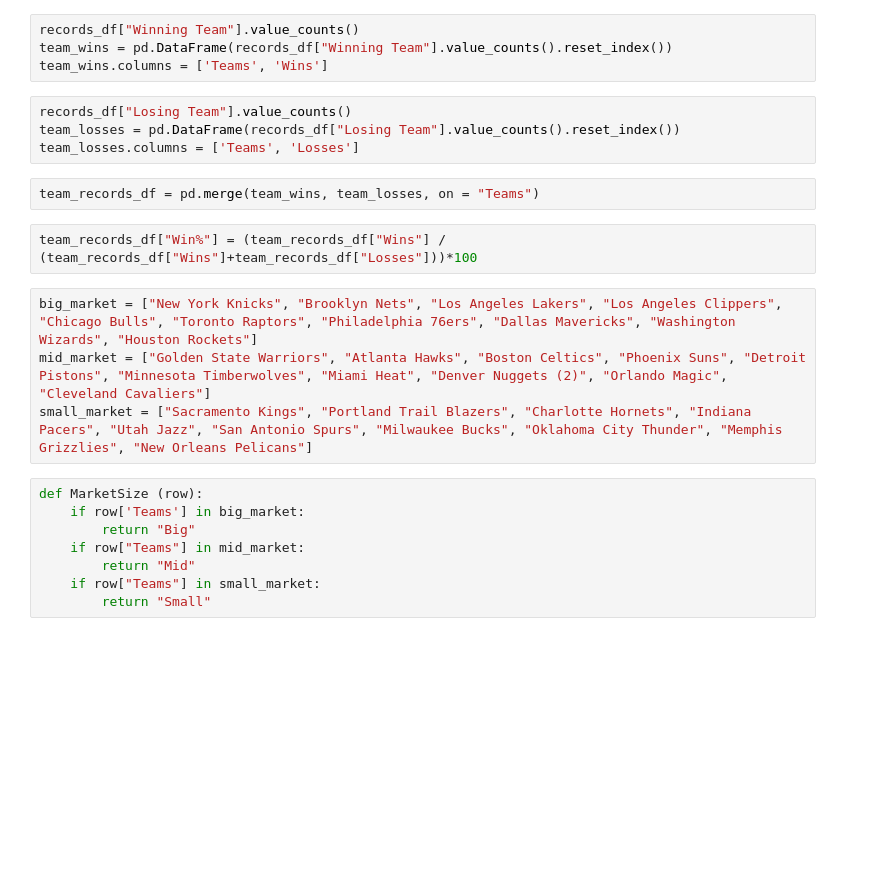
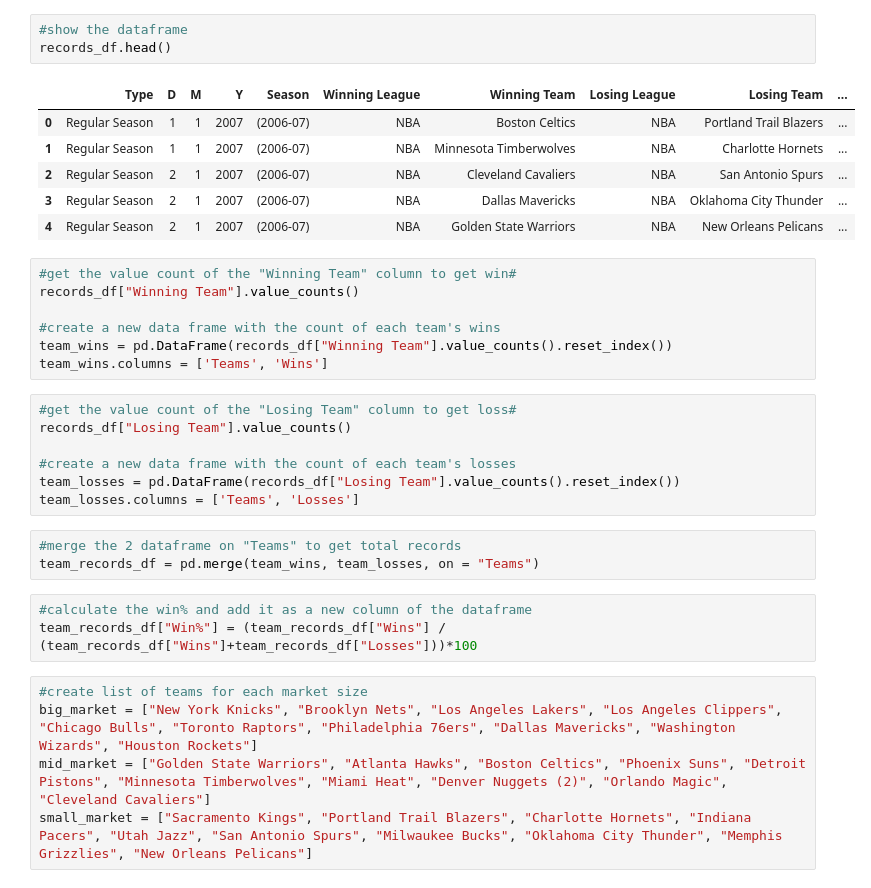
Before and after one commit to Iudina/WarriorsVsTeamKobe, a Jupyter notebook: Untitled.ipynb, the cells around one changed output. Saved outputs shown, nothing was run; the diff lists cells and outputs as text; blank space fills up the shorter version.

```diff
--- a/Untitled.ipynb
+++ b/Untitled.ipynb
@@ -33,24 +15,35 @@ records_df
+# %%
+#show the dataframe
+records_df.head()
+# %% [output]
+|  | Type | D | M | Y | Season | Winning League | Winning Team | Losing League | Losing Team | ... |
+| 0 | Regular Season | 1 | 1 | 2007 | (2006-07) | NBA | Boston Celtics | NBA | Portland Trail Blazers | ... |
+| 1 | Regular Season | 1 | 1 | 2007 | (2006-07) | NBA | Minnesota Timberwolves | NBA | Charlotte Hornets | ... |
+| 2 | Regular Season | 2 | 1 | 2007 | (2006-07) | NBA | Cleveland Cavaliers | NBA | San Antonio Spurs | ... |
+| 3 | Regular Season | 2 | 1 | 2007 | (2006-07) | NBA | Dallas Mavericks | NBA | Oklahoma City Thunder | ... |
+| 4 | Regular Season | 2 | 1 | 2007 | (2006-07) | NBA | Golden State Warriors | NBA | New Orleans Pelicans | ... |
 # %%
+#get the value count of the "Winning Team" column to get win#
 records_df["Winning Team"].value_counts()
+
+#create a new data frame with the count of each team's wins
 team_wins = pd.DataFrame(records_df["Winning Team"].value_counts().reset_index())
 team_wins.columns = ['Teams', 'Wins']
 # %%
+#get the value count of the "Losing Team" column to get loss#
 records_df["Losing Team"].value_counts()
+
+#create a new data frame with the count of each team's losses
 team_losses = pd.DataFrame(records_df["Losing Team"].value_counts().reset_index())
 team_losses.columns = ['Teams', 'Losses']
 # %%
+#merge the 2 dataframe on "Teams" to get total records
 team_records_df = pd.merge(team_wins, team_losses, on = "Teams")
 # %%
+#calculate the win% and add it as a new column of the dataframe
 team_records_df["Win%"] = (team_records_df["Wins"] / (team_records_df["Wins"]+team_records_df["Losses"]))*100
 # %%
+#create list of teams for each market size
 big_market = ["New York Knicks", "Brooklyn Nets", "Los Angeles Lakers", "Los Angeles Clippers", "Chicago Bulls", "Toronto Raptors", "Philadelphia 76ers", "Dallas Mavericks", "Washington Wizards", "Houston Rockets"]
 mid_market = ["Golden State Warriors", "Atlanta Hawks", "Boston Celtics", "Phoenix Suns", "Detroit Pistons", "Minnesota Timberwolves", "Miami Heat", "Denver Nuggets (2)", "Orlando Magic", "Cleveland Cavaliers"]
 small_market = ["Sacramento Kings", "Portland Trail Blazers", "Charlotte Hornets", "Indiana Pacers", "Utah Jazz", "San Antonio Spurs", "Milwaukee Bucks", "Oklahoma City Thunder", "Memphis Grizzlies", "New Orleans Pelicans"]
-# %%
-def MarketSize (row):
-    if row['Teams'] in big_market:
-        return "Big"
-    if row["Teams"] in mid_market:
-        return "Mid"
-    if row["Teams"] in small_market:
-        return "Small"
```
Also changed, not shown: parts of 16 cells of this notebook.
